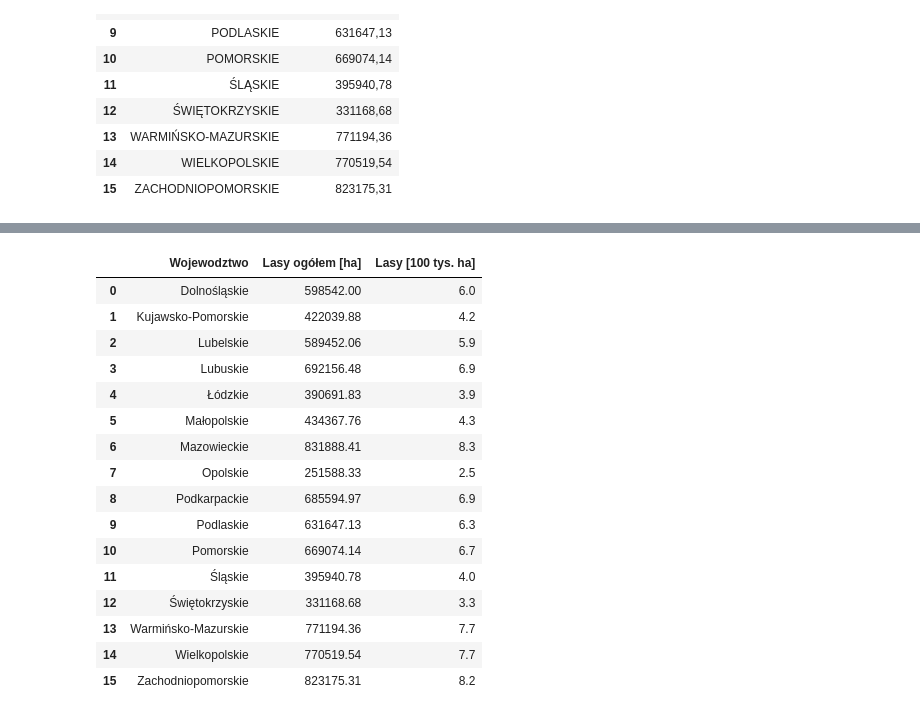
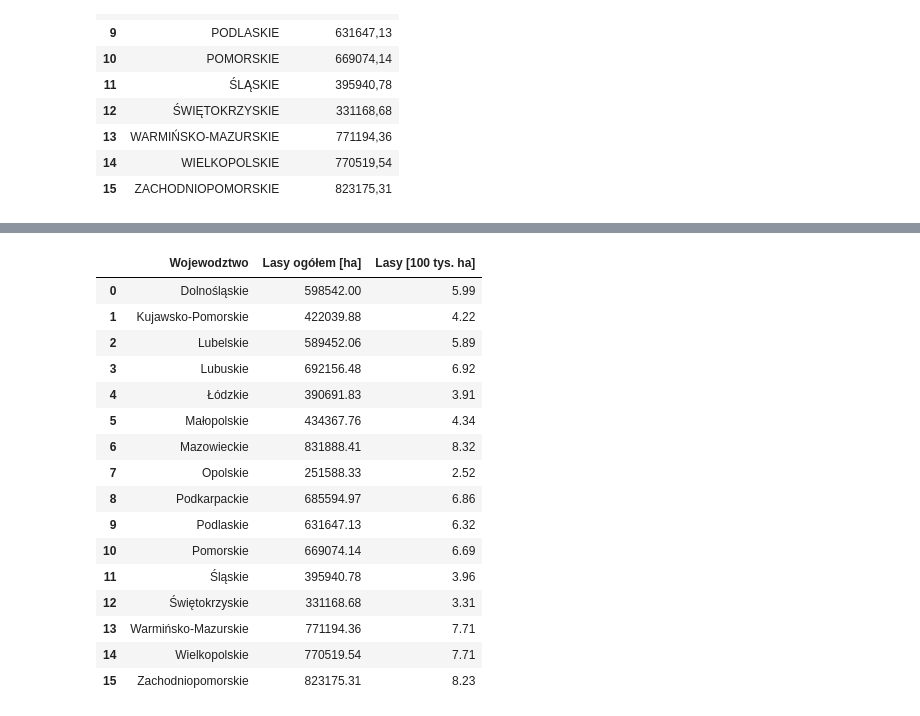
Before and after one commit to RdzaMnieBierze/Polska_Geopandas, a Jupyter notebook: Statystyki_na_mapie.ipynb, the cells around one changed output, grey strips where cells are left out. Saved outputs shown, nothing was run; the diff lists cells and outputs as text; code cells hidden in the pictures.

Commit message:
lasy

```diff
--- a/Statystyki_na_mapie.ipynb
+++ b/Statystyki_na_mapie.ipynb
@@ -422,21 +421,21 @@ memory usage: 384.0+ bytes
 # %%
-dane_lasy['Lasy [100 tys. ha]'] = (dane_lasy['Lasy ogółem [ha]'] / 100000).round(1)
+dane_lasy['Lasy [100 tys. ha]'] = (dane_lasy['Lasy ogółem [ha]'] / 100000).round(2)
 dane_lasy
 # %% [output]
 |  | Wojewodztwo | Lasy ogółem [ha] | Lasy [100 tys. ha] |
-| 0 | Dolnośląskie | 598542.00 | 6.0 |
-| 1 | Kujawsko-Pomorskie | 422039.88 | 4.2 |
-| 2 | Lubelskie | 589452.06 | 5.9 |
-| 3 | Lubuskie | 692156.48 | 6.9 |
-| 4 | Łódzkie | 390691.83 | 3.9 |
-| 5 | Małopolskie | 434367.76 | 4.3 |
-| 6 | Mazowieckie | 831888.41 | 8.3 |
-| 7 | Opolskie | 251588.33 | 2.5 |
-| 8 | Podkarpackie | 685594.97 | 6.9 |
-| 9 | Podlaskie | 631647.13 | 6.3 |
-| 10 | Pomorskie | 669074.14 | 6.7 |
-| 11 | Śląskie | 395940.78 | 4.0 |
-| 12 | Świętokrzyskie | 331168.68 | 3.3 |
-| 13 | Warmińsko-Mazurskie | 771194.36 | 7.7 |
-| 14 | Wielkopolskie | 770519.54 | 7.7 |
-| 15 | Zachodniopomorskie | 823175.31 | 8.2 |
+| 0 | Dolnośląskie | 598542.00 | 5.99 |
+| 1 | Kujawsko-Pomorskie | 422039.88 | 4.22 |
+| 2 | Lubelskie | 589452.06 | 5.89 |
+| 3 | Lubuskie | 692156.48 | 6.92 |
+| 4 | Łódzkie | 390691.83 | 3.91 |
+| 5 | Małopolskie | 434367.76 | 4.34 |
+| 6 | Mazowieckie | 831888.41 | 8.32 |
+| 7 | Opolskie | 251588.33 | 2.52 |
+| 8 | Podkarpackie | 685594.97 | 6.86 |
+| 9 | Podlaskie | 631647.13 | 6.32 |
+| 10 | Pomorskie | 669074.14 | 6.69 |
+| 11 | Śląskie | 395940.78 | 3.96 |
+| 12 | Świętokrzyskie | 331168.68 | 3.31 |
+| 13 | Warmińsko-Mazurskie | 771194.36 | 7.71 |
+| 14 | Wielkopolskie | 770519.54 | 7.71 |
+| 15 | Zachodniopomorskie | 823175.31 | 8.23 |
```
Also changed, not shown: parts of 5 cells of this notebook.
